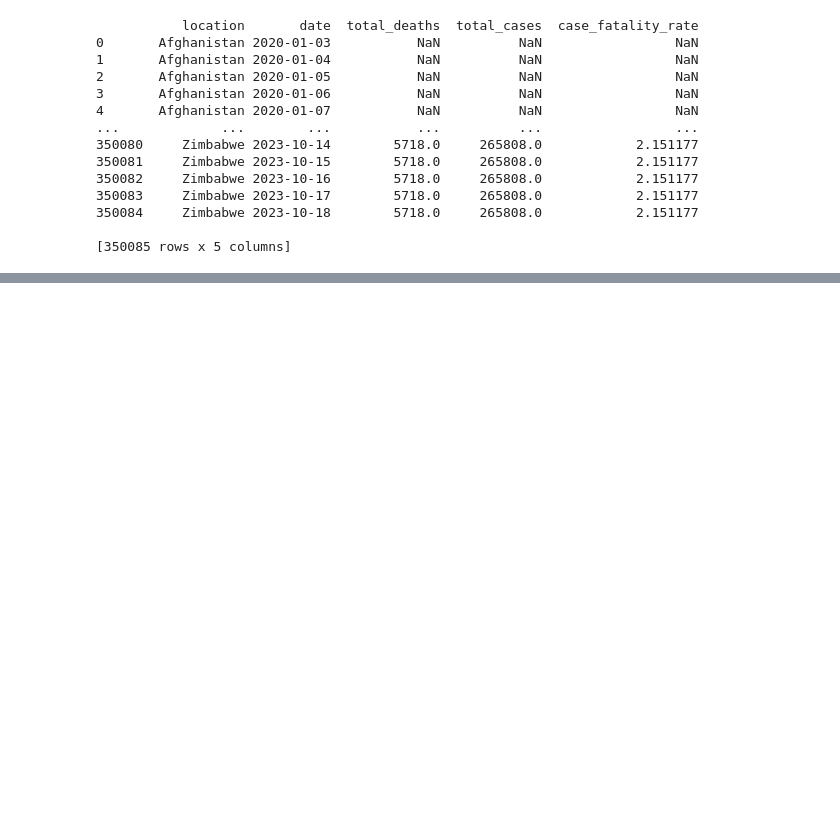
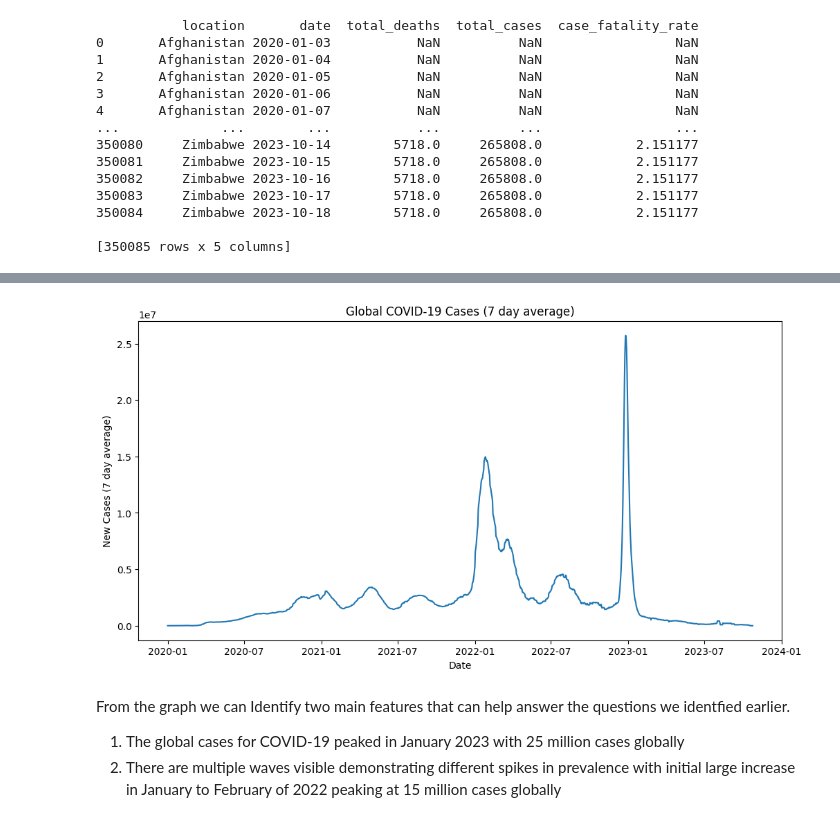
Before and after one commit to jamesharrison2005/Analysis-on-the-Prevalence-of-Covid-19, a Jupyter notebook: Growth_and_prevalence_of_Covid_19.ipynb, the cells around one changed output, grey strips where cells are left out. Drawn from its saved outputs; the diff is of its cells as text; code cells hidden in the pictures; blank space fills up the shorter version.

Commit message:
Implemented NumPy and Matplotlib to identify and visualise growth patterns of new cases throughout 2020 to 2023

```diff
--- a/Growth_and_prevalence_of_Covid_19.ipynb
+++ b/Growth_and_prevalence_of_Covid_19.ipynb
@@ -193,0 +173,3 @@ print(df[['location', 'date', 'total_deaths', 'total_cases', 'case_fatality_rate
+# %%
+#replace infinite
+df.replace([np.inf,  -np.inf], np.nan, inplace=True)
@@ -193,0 +191,16 @@ print(df[['location', 'date', 'total_deaths', 'total_cases', 'case_fatality_rate
+# %%
+global_cases_by_date = df.groupby('date')['new_cases_rolling_avg'].sum()
+
+plt.figure(figsize = (12,6))
+plt.plot(global_cases_by_date)
+plt.title('Global COVID-19 Cases (7 day average)')
+plt.xlabel('Date')
+plt.ylabel('New Cases (7 day average)')
+plt.show()
+# %% [output]
+[figure, added]
+# %% [markdown]
+From the graph we can Identify two main features that can help answer the questions we identfied earlier.
+
+1. The global cases for COVID-19 peaked in January 2023 with 25 million cases globally
+2. There are multiple waves visible demonstrating different spikes in prevalence with initial large increase in January to February of 2022 peaking at 15 million cases globally
```
Also changed, not shown: parts of 6 cells of this notebook.
